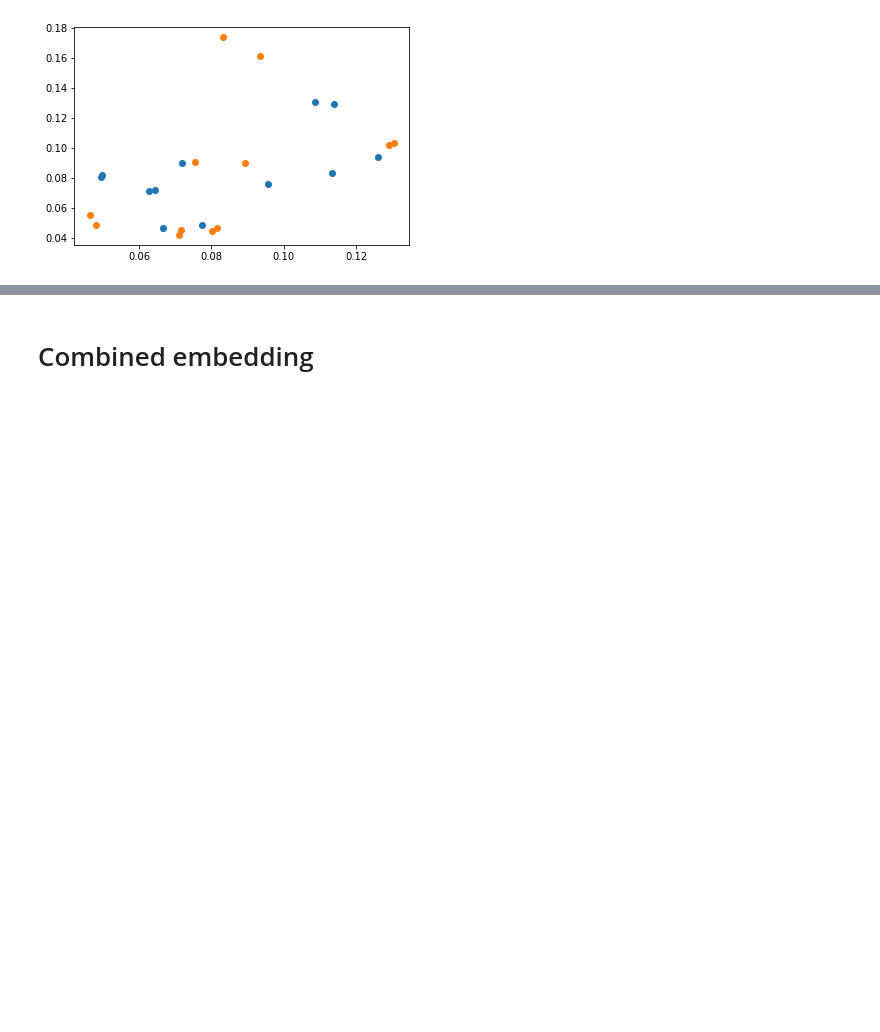
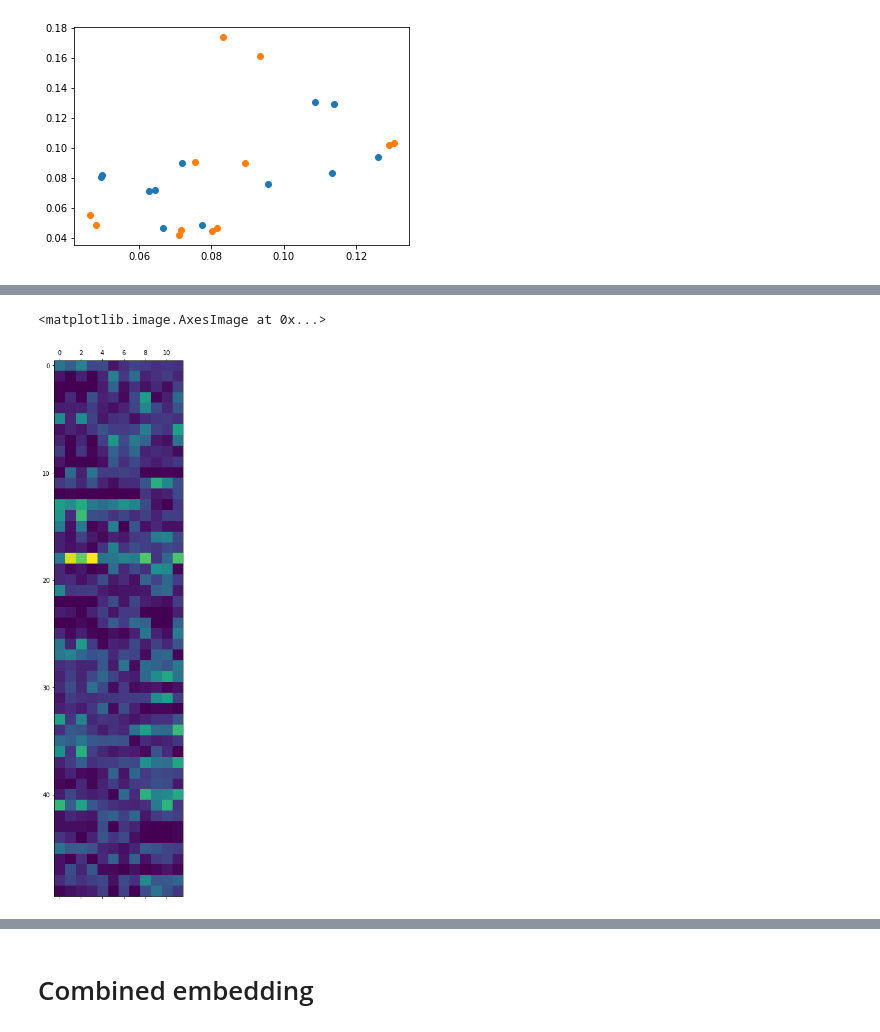
Before and after one commit to rikvegter/handwriting_recognition, a Jupyter notebook: style/scripts/classify.ipynb, the cells around one changed output, grey strips where cells are left out. Cells and saved outputs as stored; diff of their text form; code cells hidden in the pictures; blank space fills up the shorter version.

```diff
--- a/style/scripts/classify.ipynb
+++ b/style/scripts/classify.ipynb
@@ -226,5 +197,0 @@ IndexError: index 800 is out of bounds for axis 0 with size 750
-# %%
-for i in range(0, 1000, 100):
-    frag = codebook_fraglets['contour_norm'][i].values
-    plt.figure()
-    plt.plot(*np.flipud(frag.T))
@@ -230,0 +211,28 @@ for i in range(0, 1000, 100):
+# %%
+# Classify the fragment embedding using this clustering
+fragment_encoding = codebook_kmeans.fit_predict(fragment_embedding)
+
+
+
+# Is there a difference between the fragments of the different styles?
+id_str = np.array(fragment_fraglets.img_id.values, dtype='str')
+
+images = np.unique(id_str)
+
+density = np.zeros(shape = (len(images), codebook_kmeans.n_clusters))
+for i, img_id in enumerate(images):
+    encoding = fragment_encoding[id_str == img_id]
+    # Count freqency of each codebook point
+    density[i] = np.bincount(encoding, minlength=codebook_kmeans.n_clusters)
+    # Normalize
+    density[i] /= np.sum(density[i])
+# %%
+from sklearn import feature_selection
+density_th = np.maximum(density, 0.001)
+chi2score, pval = feature_selection.chi2(density, [0,0,0,0,1,1,1,1,2,2,2,2])
+chi2reducer = feature_selection.SelectKBest(score_func = feature_selection.chi2, k=50)
+selected_codepoints = chi2reducer.fit_transform(density_th, [0,0,0,0,1,1,1,1,2,2,2,2])
+plt.matshow(selected_codepoints.T)
+# %% [output]
+<matplotlib.image.AxesImage at 0x...>
+[figure, added]
```
Also changed, not shown: parts of 21 cells of this notebook.
